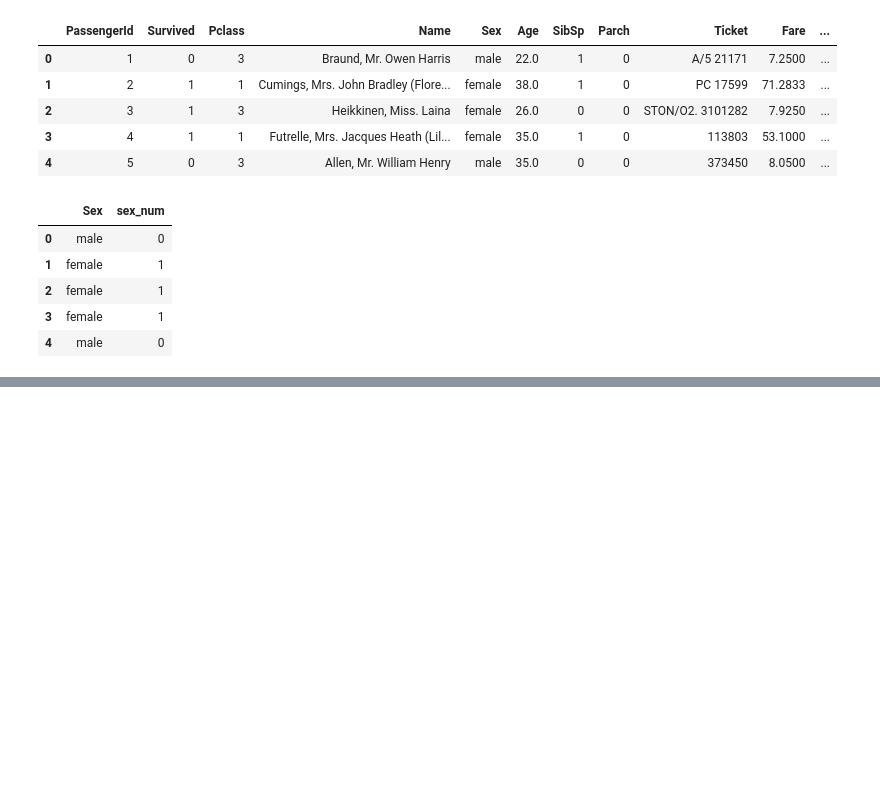
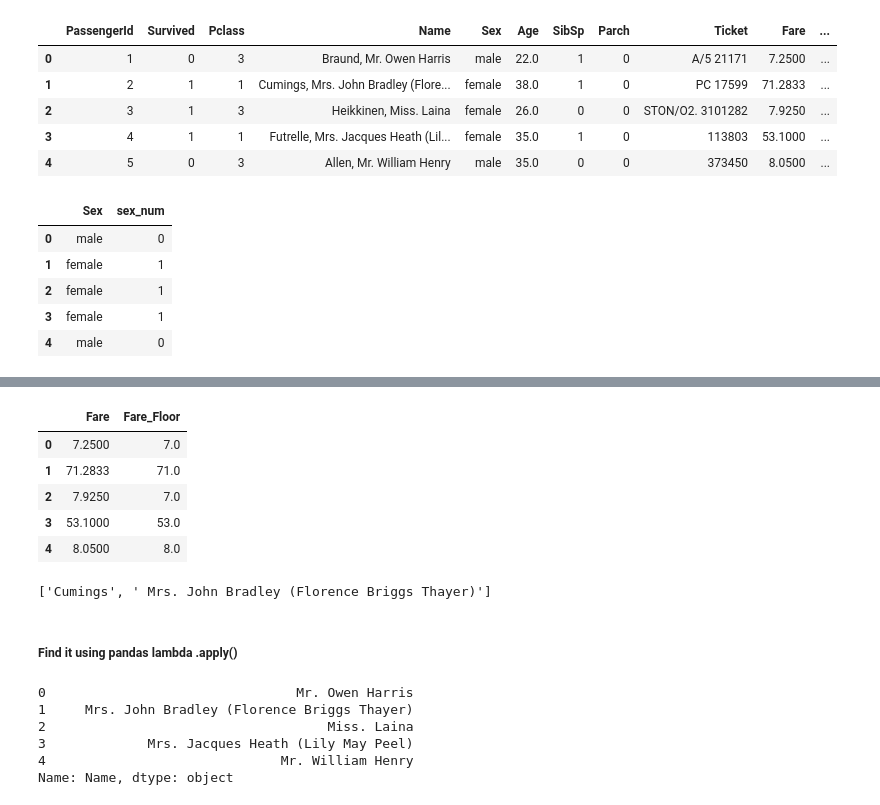
Before and after one commit to rustydigg918/Dell_Inspiron_works, a Jupyter notebook: Markam.ipynb, the cells around one changed output, grey strips where cells are left out. Drawn from its saved outputs; the diff is of its cells as text; code cells hidden in the pictures; blank space fills up the shorter version.

```diff
--- a/Markam.ipynb
+++ b/Markam.ipynb
@@ -133,0 +155,16 @@ Successfully installed combo-0.0.8 pyod-0.7.7.1 suod-0.0.2
+# %%
+train.loc[0:4,['Fare','Fare_Floor']]
+# %% [output]
+|  | Fare | Fare_Floor |
+| 0 | 7.2500 | 7.0 |
+| 1 | 71.2833 | 71.0 |
+| 2 | 7.9250 | 7.0 |
+| 3 | 53.1000 | 53.0 |
+| 4 | 8.0500 | 8.0 |
+# %%
+train.loc[0:4,['Name','Name_Length']]
+train.Name.str.split(',')[1]
+# %% [output]
+['Cumings', ' Mrs. John Bradley (Florence Briggs Thayer)']
+# %% [markdown]
+##### Find it using pandas lambda .apply()
@@ -133,0 +174,9 @@ Successfully installed combo-0.0.8 pyod-0.7.7.1 suod-0.0.2
+# %%
+train.Name.str.split(',').apply(get_Element, position = 1).head()
+# %% [output]
+0                                Mr. Owen Harris
+1     Mrs. John Bradley (Florence Briggs Thayer)
+2                                    Miss. Laina
+3             Mrs. Jacques Heath (Lily May Peel)
+4                              Mr. William Henry
+Name: Name, dtype: object
```
Also changed, not shown: parts of 15 cells of this notebook.
